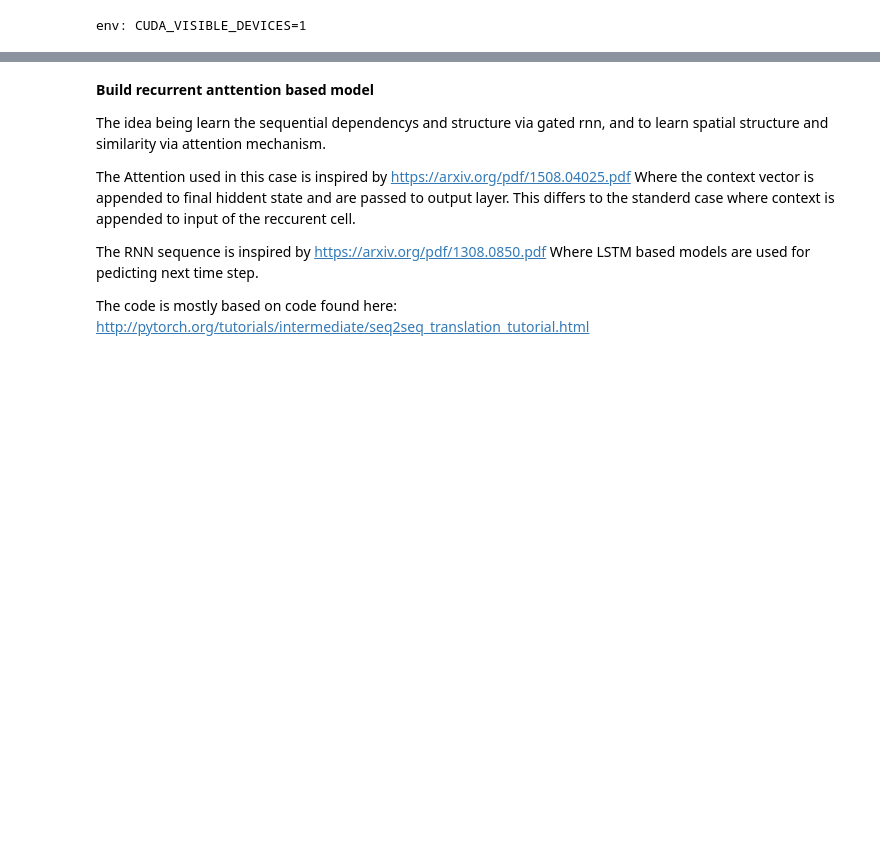
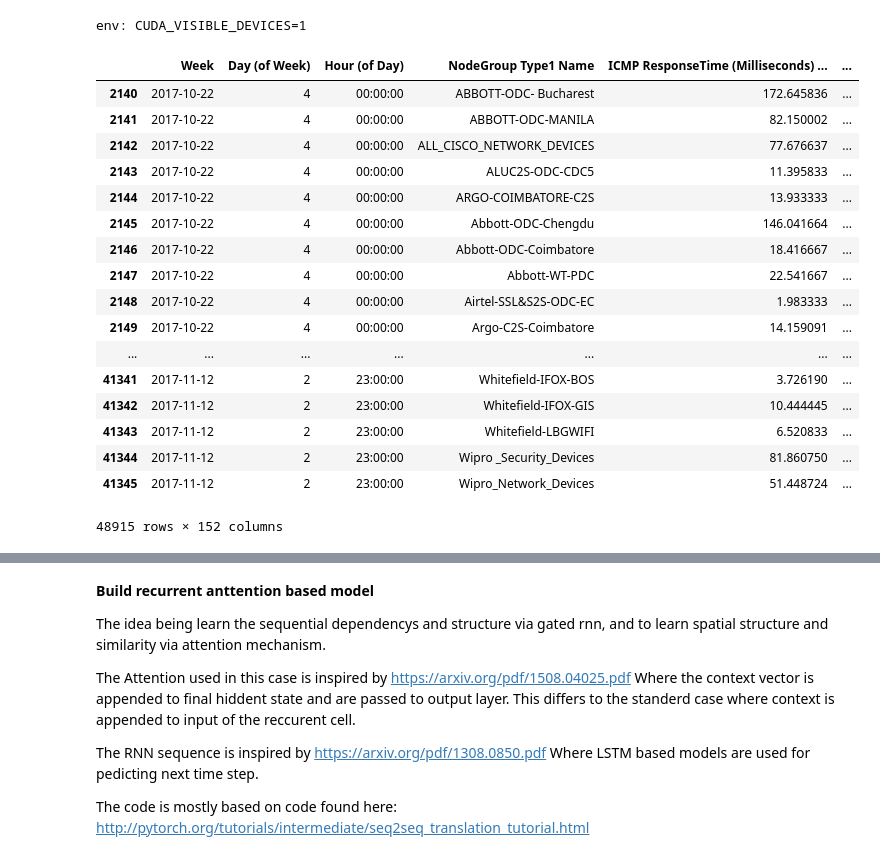
Before and after one commit to benMen87/annomaly_detection, a Jupyter notebook: wipro_seq_annomly_detection.ipynb, the cells around one changed output, grey strips where cells are left out. Drawn from its saved outputs; the diff is of its cells as text; code cells hidden in the pictures; blank space fills up the shorter version.

```diff
--- a/wipro_seq_annomly_detection.ipynb
+++ b/wipro_seq_annomly_detection.ipynb
@@ -16,2 +17,29 @@ USE_CUDA = torch.cuda.is_available()
 # %% [output]
 env: CUDA_VISIBLE_DEVICES=1
+# %%
+file_path = 'wipro/nodegroup1_component15.xls'
+df = pd.read_excel(file_path)
+# %%
+df = df.dropna(axis=1, how='all') # remove collumns all that are non
+df = df.fillna(method='ffill') # fill foward
+df.sort_values(['Week', 'Hour (of Day)'])
+#df = df.dropna()
+# %% [output]
+|  | Week | Day (of Week) | Hour (of Day) | NodeGroup Type1 Name | ICMP ResponseTime (Milliseconds) ... | ... |
+| 2140 | 2017-10-22 | 4 | 00:00:00 | ABBOTT-ODC- Bucharest | 172.645836 | ... |
+| 2141 | 2017-10-22 | 4 | 00:00:00 | ABBOTT-ODC-MANILA | 82.150002 | ... |
+| 2142 | 2017-10-22 | 4 | 00:00:00 | ALL_CISCO_NETWORK_DEVICES | 77.676637 | ... |
+| 2143 | 2017-10-22 | 4 | 00:00:00 | ALUC2S-ODC-CDC5 | 11.395833 | ... |
+| 2144 | 2017-10-22 | 4 | 00:00:00 | ARGO-COIMBATORE-C2S | 13.933333 | ... |
+| 2145 | 2017-10-22 | 4 | 00:00:00 | Abbott-ODC-Chengdu | 146.041664 | ... |
+| 2146 | 2017-10-22 | 4 | 00:00:00 | Abbott-ODC-Coimbatore | 18.416667 | ... |
+| 2147 | 2017-10-22 | 4 | 00:00:00 | Abbott-WT-PDC | 22.541667 | ... |
+| 2148 | 2017-10-22 | 4 | 00:00:00 | Airtel-SSL&S2S-ODC-EC | 1.983333 | ... |
+| 2149 | 2017-10-22 | 4 | 00:00:00 | Argo-C2S-Coimbatore | 14.159091 | ... |
+| ... | ... | ... | ... | ... | ... | ... |
+| 41341 | 2017-11-12 | 2 | 23:00:00 | Whitefield-IFOX-BOS | 3.726190 | ... |
+| 41342 | 2017-11-12 | 2 | 23:00:00 | Whitefield-IFOX-GIS | 10.444445 | ... |
+| 41343 | 2017-11-12 | 2 | 23:00:00 | Whitefield-LBGWIFI | 6.520833 | ... |
+| 41344 | 2017-11-12 | 2 | 23:00:00 | Wipro _Security_Devices | 81.860750 | ... |
+| 41345 | 2017-11-12 | 2 | 23:00:00 | Wipro_Network_Devices | 51.448724 | ... |
+48915 rows × 152 columns
```
Also changed, not shown: parts of 4 cells of this notebook.
